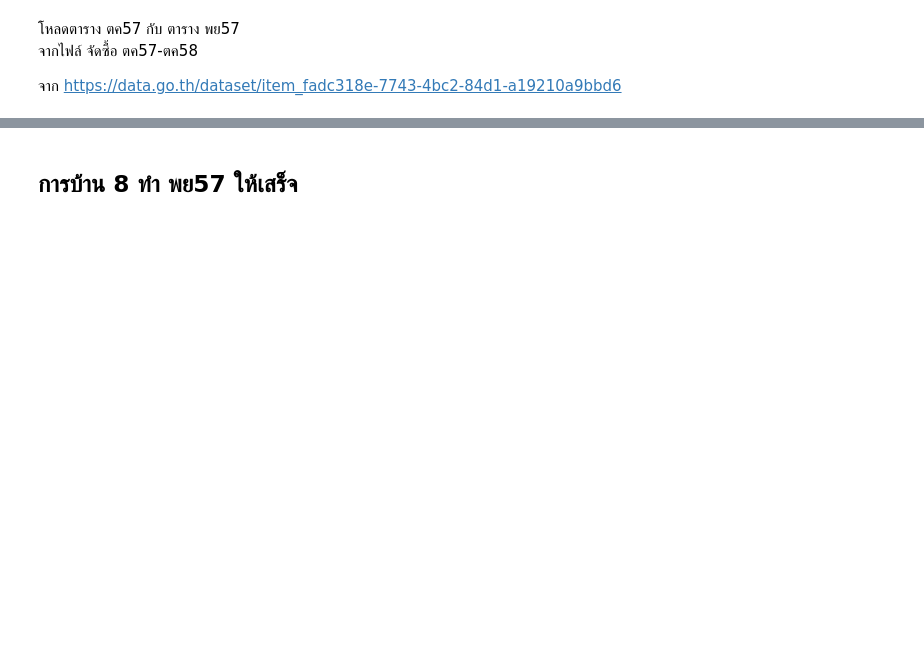
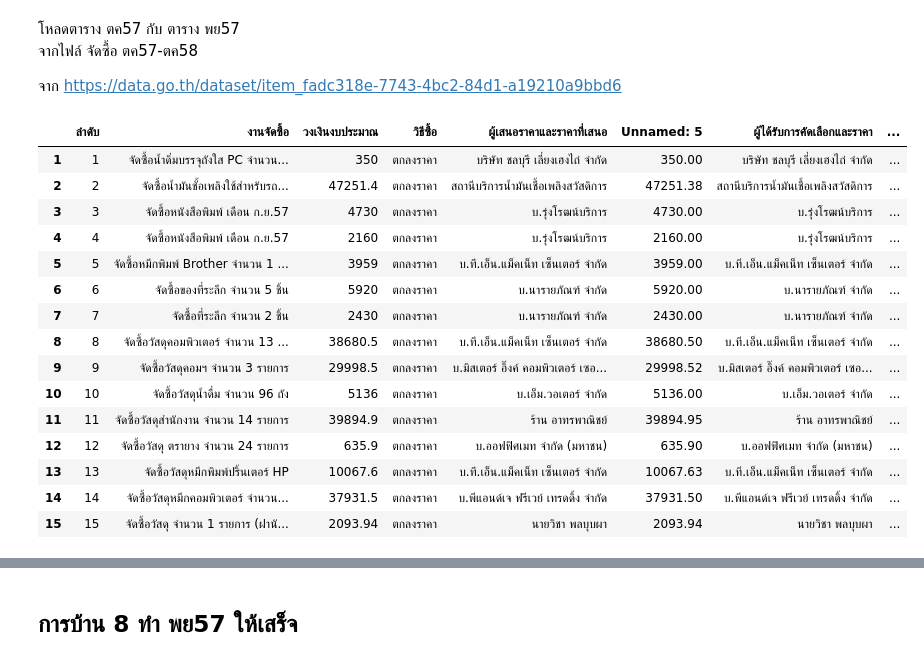
Before and after one commit to dinsor17/data_viz, a Jupyter notebook: Quiz3.ipynb, the cells around one changed output, grey strips where cells are left out. Drawn from its saved outputs; the diff is of its cells as text; code cells hidden in the pictures; blank space fills up the shorter version.

```diff
--- a/Quiz3.ipynb
+++ b/Quiz3.ipynb
@@ -8,8 +8,25 @@
 # %%
 import pandas as pd
 # %%
-oct57 = pd.read_excel('/content/-.57-.58-1.xls',sheet_name=0,header=4,skipfooter=20)
+oct57 = pd.read_excel(data_path,sheet_name=0,header=4,skipfooter=20)
 oct57 = oct57.dropna()
 oct57
+# %% [output]
+|  | ลำดับ | งานจัดซื้อ | วงเงินงบประมาณ | วิธีซื้อ | ผู้เสนอราคาและราคาที่เสนอ | Unnamed: 5 | ผู้ได้รับการคัดเลือกและราคา | ... |
+| 1 | 1 | จัดซื้อน้ำดิ่มบรรจุถังใส PC จำนวน... | 350 | ตกลงราคา | บริษัท ชลบุรี เลี่ยงเฮงไถ่ จำกัด | 350.00 | บริษัท ชลบุรี เลี่ยงเฮงไถ่ จำกัด | ... |
+| 2 | 2 | จัดซื้อน้ำมันชั้อเพลิงใช้สำหรับรถ... | 47251.4 | ตกลงราคา | สถานีบริการน้ำมันเชื้อเพลิงสวัสดิการ | 47251.38 | สถานีบริการน้ำมันเชื้อเพลิงสวัสดิการ | ... |
+| 3 | 3 | จัดซื้อหนังสือพิมพ์ เดือน ก.ย.57 | 4730 | ตกลงราคา | บ.รุ่งโรฒน์บริการ | 4730.00 | บ.รุ่งโรฒน์บริการ | ... |
+| 4 | 4 | จัดซื้อหนังสือพิมพ์ เดือน ก.ย.57 | 2160 | ตกลงราคา | บ.รุ่งโรฒน์บริการ | 2160.00 | บ.รุ่งโรฒน์บริการ | ... |
+| 5 | 5 | จัดซื้อหมึกพิมพ์ Brother จำนวน 1 ... | 3959 | ตกลงราคา | บ.ที.เอ็น.แม็คเน็ท เซ็นเตอร์ จำกัด | 3959.00 | บ.ที.เอ็น.แม็คเน็ท เซ็นเตอร์ จำกัด | ... |
+| 6 | 6 | จัดซื้อของที่ระลึก จำนวน 5 ชิ้น | 5920 | ตกลงราคา | บ.นารายภัณฑ์ จำกัด | 5920.00 | บ.นารายภัณฑ์ จำกัด | ... |
+| 7 | 7 | จัดซื้อที่ระลึก จำนวน 2 ชิ้น | 2430 | ตกลงราคา | บ.นารายภัณฑ์ จำกัด | 2430.00 | บ.นารายภัณฑ์ จำกัด | ... |
+| 8 | 8 | จัดซื้อวัสดุคอมพิวเตอร์ จำนวน 13 ... | 38680.5 | ตกลงราคา | บ.ที.เอ็น.แม็คเน็ท เซ็นเตอร์ จำกัด | 38680.50 | บ.ที.เอ็น.แม็คเน็ท เซ็นเตอร์ จำกัด | ... |
+| 9 | 9 | จัดซื้อวัสดุคอมฯ จำนวน 3 รายการ | 29998.5 | ตกลงราคา | บ.มิสเตอร์ อิ๊งค์ คอมพิวเตอร์ เซอ... | 29998.52 | บ.มิสเตอร์ อิ๊งค์ คอมพิวเตอร์ เซอ... | ... |
+| 10 | 10 | จัดซื้อวัสดุน้ำดื่ม จำนวน 96 ถัง | 5136 | ตกลงราคา | บ.เอ็ม.วอเตอร์ จำกัด | 5136.00 | บ.เอ็ม.วอเตอร์ จำกัด | ... |
+| 11 | 11 | จัดซื้อวัสดุสำนักงาน จำนวน 14 รายการ | 39894.9 | ตกลงราคา | ร้าน อาทรพาณิชย์ | 39894.95 | ร้าน อาทรพาณิชย์ | ... |
+| 12 | 12 | จัดซื้อวัสดุ ตรายาง จำนวน 24 รายการ | 635.9 | ตกลงราคา | บ.ออฟฟิศเมท จำกัด (มหาชน) | 635.90 | บ.ออฟฟิศเมท จำกัด (มหาชน) | ... |
+| 13 | 13 | จัดซื้อวัสดุหมึกพิมพ์ปริ้นเตอร์ HP | 10067.6 | ตกลงราคา | บ.ที.เอ็น.แม็คเน็ท เซ็นเตอร์ จำกัด | 10067.63 | บ.ที.เอ็น.แม็คเน็ท เซ็นเตอร์ จำกัด | ... |
+| 14 | 14 | จัดซื้อวัสดุหมึกคอมพิวเตอร์ จำนวน... | 37931.5 | ตกลงราคา | บ.พีแอนด์เจ ฟรีเวย์ เทรดดิ้ง จำกัด | 37931.50 | บ.พีแอนด์เจ ฟรีเวย์ เทรดดิ้ง จำกัด | ... |
+| 15 | 15 | จัดซื้อวัสดุ จำนวน 1 รายการ (ฝานั... | 2093.94 | ตกลงราคา | นายวิชา พลบุบผา | 2093.94 | นายวิชา พลบุบผา | ... |
 # %%
 oct57.rename(columns={'Unnamed: 5':'ราคาเสนอ','Unnamed: 7':'ราคาซื้อ'})
```
Also changed, not shown: parts of 9 cells of this notebook.
